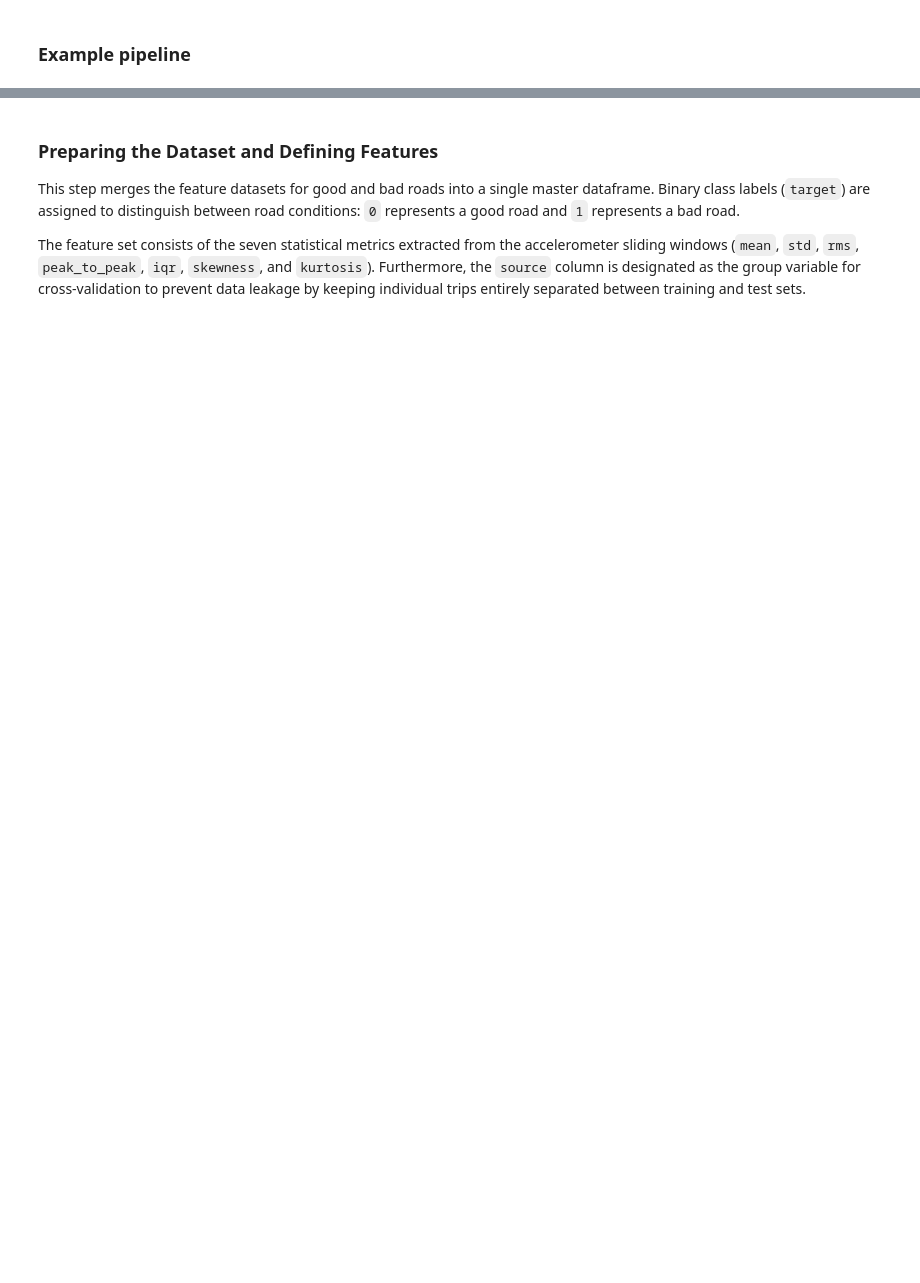
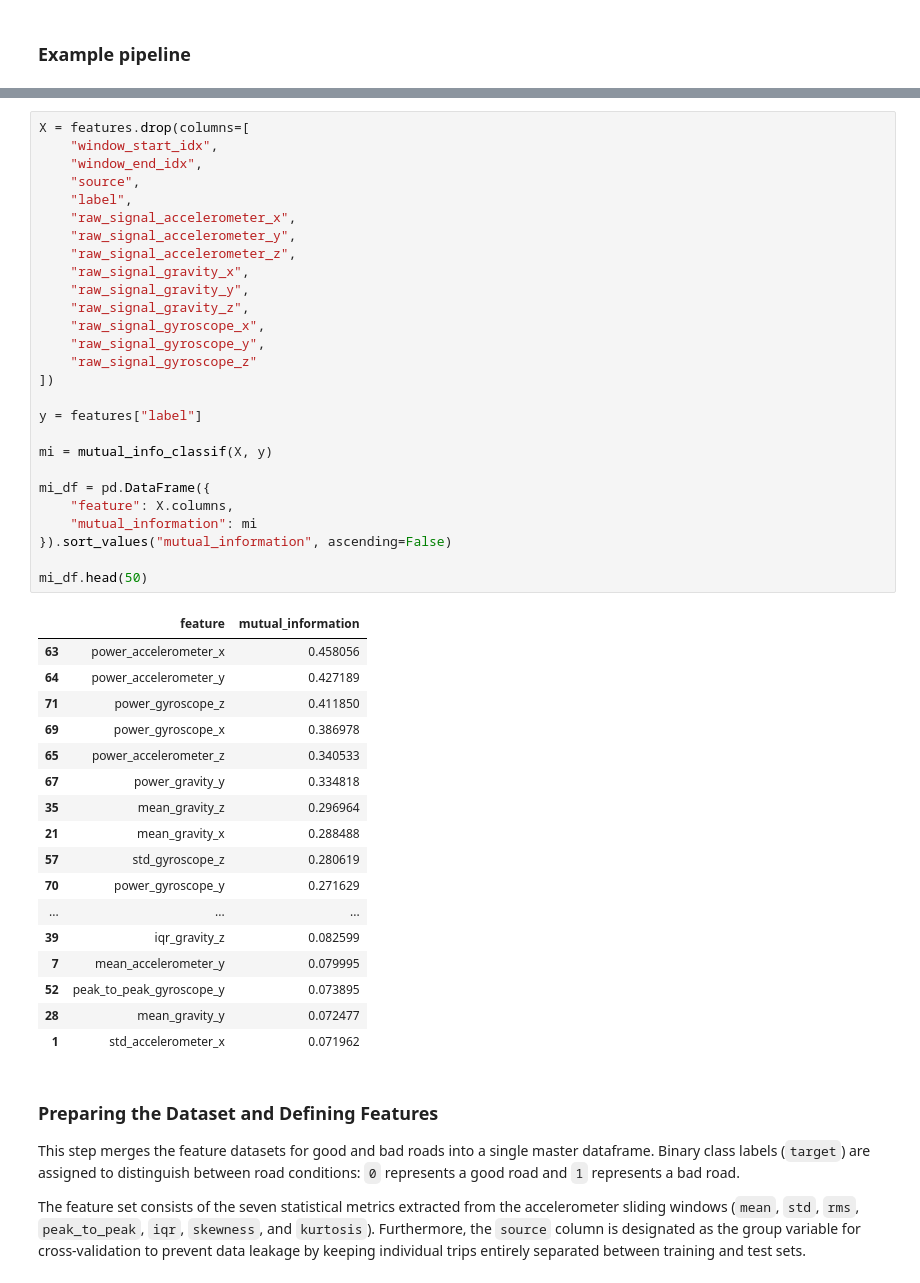
Before and after one commit to yoeri-stassen/5ARE0-cycling-assignment, a Jupyter notebook: Group13_cyclinglane_classifier.ipynb, the cells around one changed output, grey strips where cells are left out. Cells and saved outputs as stored; diff of their text form; blank space fills up the shorter version.

```diff
--- a/Group13_cyclinglane_classifier.ipynb
+++ b/Group13_cyclinglane_classifier.ipynb
@@ -345,3 +375,48 @@ print(features.head())
+# %%
+X = features.drop(columns=[
+    "window_start_idx",
+    "window_end_idx",
+    "source",
+    "label",
+    "raw_signal_accelerometer_x",
+    "raw_signal_accelerometer_y",
+    "raw_signal_accelerometer_z",
+    "raw_signal_gravity_x",
+    "raw_signal_gravity_y",
+    "raw_signal_gravity_z",
+    "raw_signal_gyroscope_x",
+    "raw_signal_gyroscope_y",
+    "raw_signal_gyroscope_z"
+])
+
+y = features["label"]
+
+mi = mutual_info_classif(X, y)
+
+mi_df = pd.DataFrame({
+    "feature": X.columns,
+    "mutual_information": mi
+}).sort_values("mutual_information", ascending=False)
+
+mi_df.head(50)
+# %% [output]
+|  | feature | mutual_information |
+| 63 | power_accelerometer_x | 0.458056 |
+| 64 | power_accelerometer_y | 0.427189 |
+| 71 | power_gyroscope_z | 0.411850 |
+| 69 | power_gyroscope_x | 0.386978 |
+| 65 | power_accelerometer_z | 0.340533 |
+| 67 | power_gravity_y | 0.334818 |
+| 35 | mean_gravity_z | 0.296964 |
+| 21 | mean_gravity_x | 0.288488 |
+| 57 | std_gyroscope_z | 0.280619 |
+| 70 | power_gyroscope_y | 0.271629 |
+| ... | ... | ... |
+| 39 | iqr_gravity_z | 0.082599 |
+| 7 | mean_accelerometer_y | 0.079995 |
+| 52 | peak_to_peak_gyroscope_y | 0.073895 |
+| 28 | mean_gravity_y | 0.072477 |
+| 1 | std_accelerometer_x | 0.071962 |
 # %% [markdown]
 ### Preparing the Dataset and Defining Features
 
```
Also changed, not shown: parts of 13 cells of this notebook.
